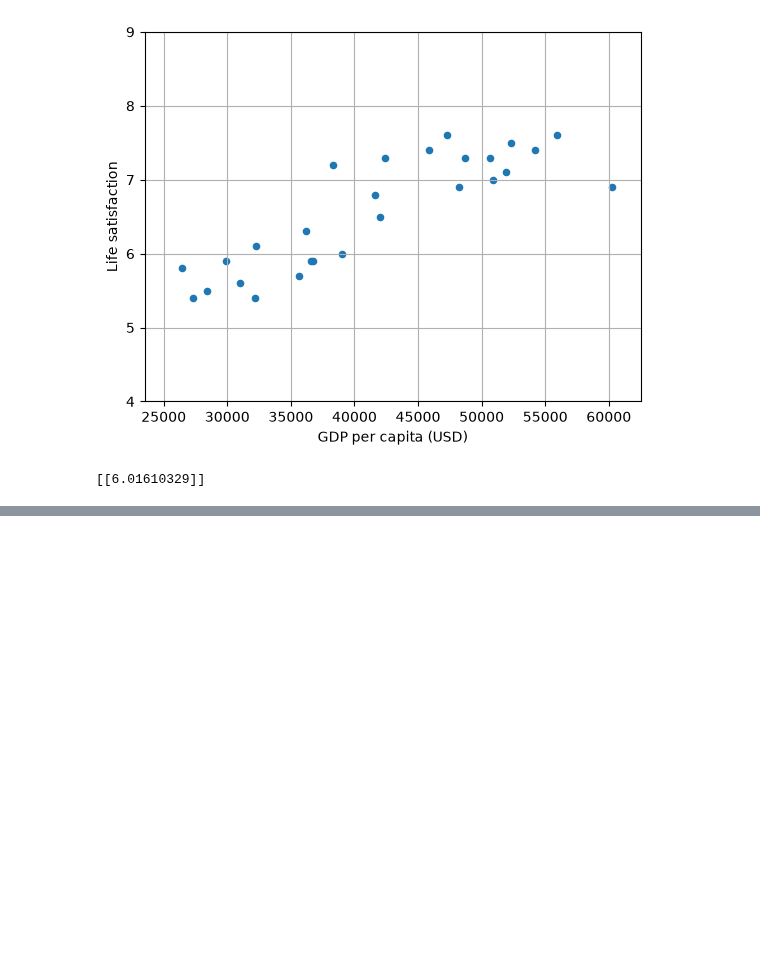
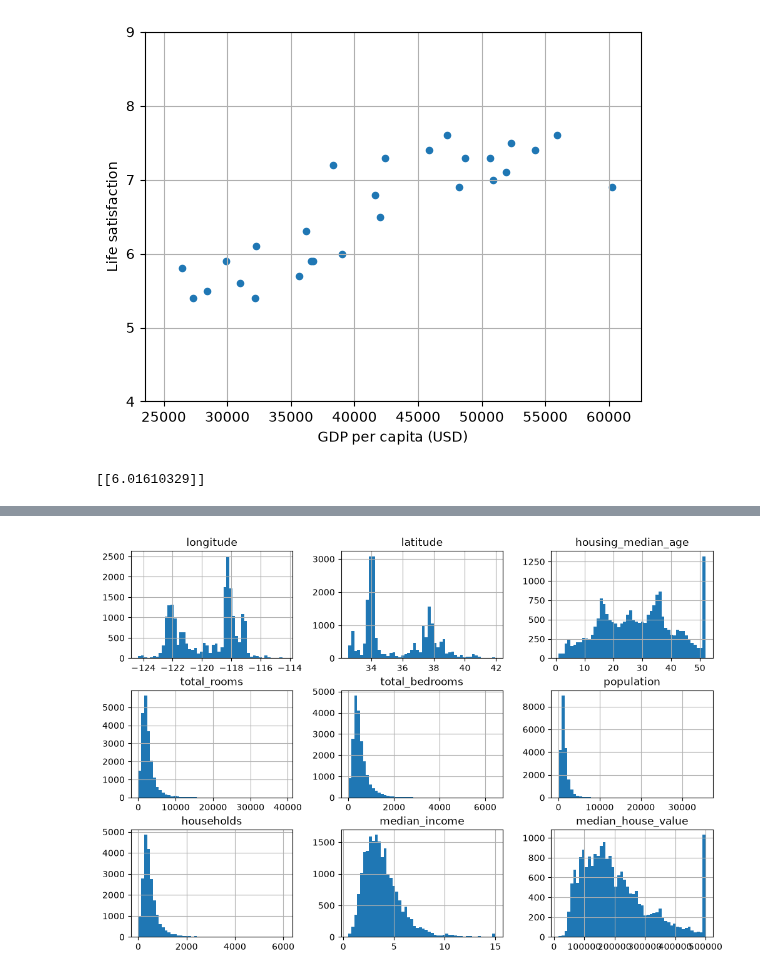
Before and after one commit to IvanOsyanin/hands-on-ml, a Jupyter notebook: chapter_01.ipynb, the cells around one changed output, grey strips where cells are left out. Cells and saved outputs as stored; diff of their text form; code cells hidden in the pictures; blank space fills up the shorter version.

```diff
--- a/chapter_01.ipynb
+++ b/chapter_01.ipynb
@@ -62,0 +84,7 @@ housing_full
+# %%
+import matplotlib.pyplot as plt
+
+housing_full.hist(bins=50, figsize=(12, 8))
+plt.show()
+# %% [output]
+[figure, added]
```
Also changed, not shown: parts of 11 cells of this notebook.
